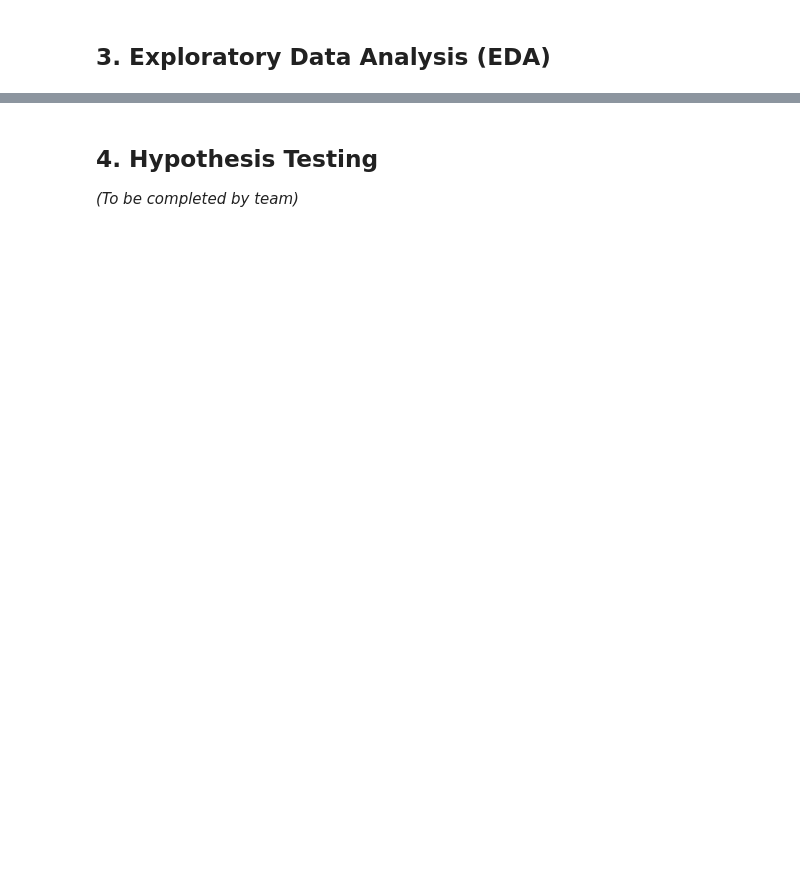
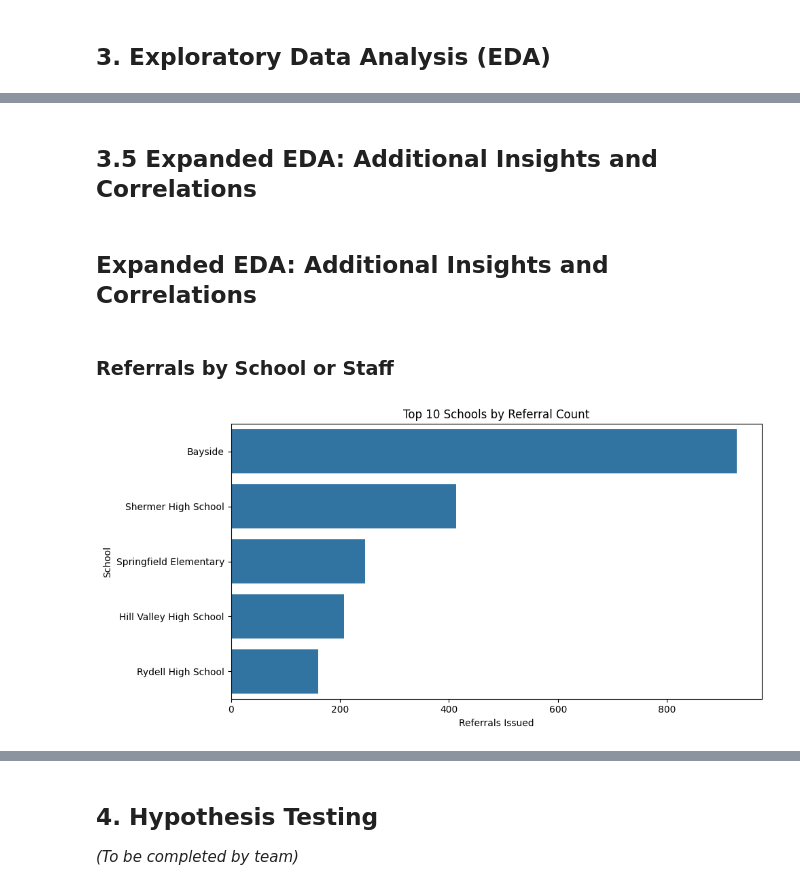
Before and after one commit to TDRobertson/student-referral-predictor, a Jupyter notebook: Behavioral_Disruptions_EDA.ipynb, the cells around one changed output, grey strips where cells are left out. Saved outputs shown, nothing was run; the diff lists cells and outputs as text; code cells hidden in the pictures; blank space fills up the shorter version.

```diff
--- a/Behavioral_Disruptions_EDA.ipynb
+++ b/Behavioral_Disruptions_EDA.ipynb
@@ -227,0 +217,17 @@ Passing `palette` without assigning `hue` is deprecated and will be removed in v
+# %% [markdown]
+## 3.5 Expanded EDA: Additional Insights and Correlations
+# %% [markdown]
+## Expanded EDA: Additional Insights and Correlations
+# %% [markdown]
+### Referrals by School or Staff
+# %%
+staff_referral_counts = disciplinary_referral_all['Please select your school'].value_counts().head(10)
+plt.figure(figsize=(10, 5))
+sns.barplot(y=staff_referral_counts.index, x=staff_referral_counts.values, orient='h')
+plt.title("Top 10 Schools by Referral Count")
+plt.xlabel("Referrals Issued")
+plt.ylabel("School")
+plt.tight_layout()
+plt.show()
+# %% [output]
+[figure, added]
```
Also changed, not shown: parts of 15 cells of this notebook, 2 other files.
